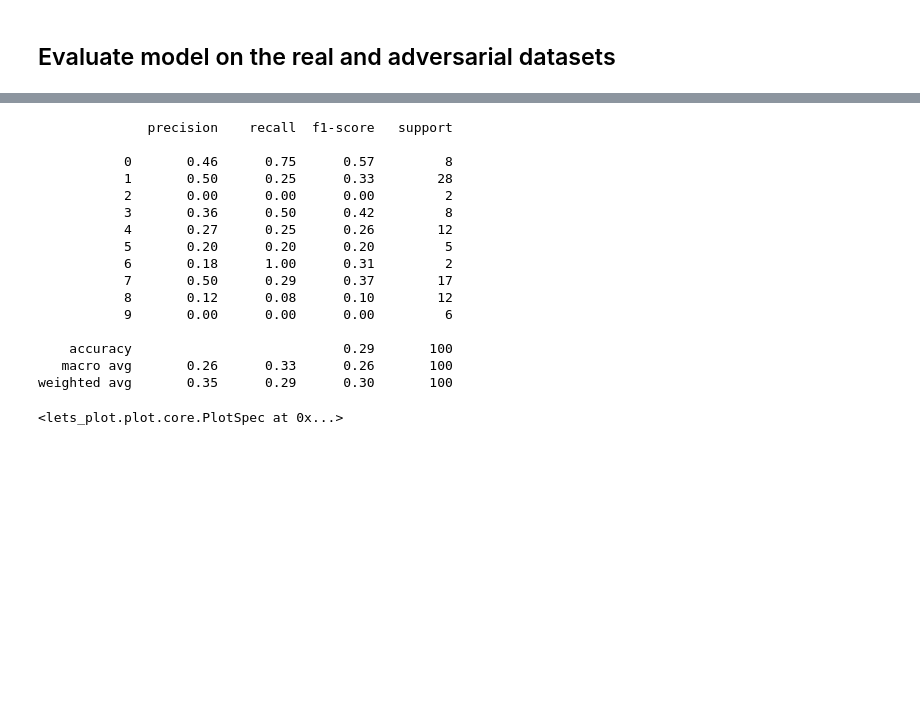
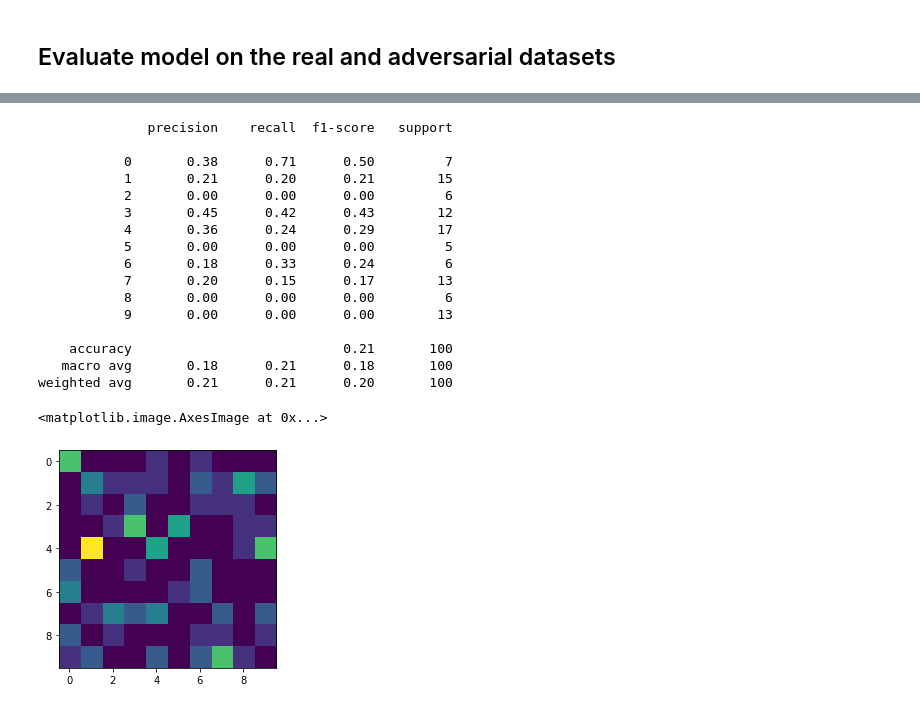
Before and after one commit to niazarak/adversarial-attack, a Jupyter notebook: adversarial-train.ipynb, the cells around one changed output, grey strips where cells are left out. Cells and saved outputs as stored; diff of their text form; code cells hidden in the pictures; blank space fills up the shorter version.

```diff
--- a/adversarial-train.ipynb
+++ b/adversarial-train.ipynb
@@ -146,23 +151,25 @@ ggplot() + geom_image(conf)
 # %%
 print(sklearn.metrics.classification_report(adv_pred.numpy(), adv_y))
 conf = sklearn.metrics.confusion_matrix(adv_pred.numpy(), adv_y).astype(np.float)
-ggplot() + geom_image(conf)
+# ggplot() + geom_image(conf)
+plt.imshow(conf)
 # %% [output]
               precision    recall  f1-score   support
 
-           0       0.46      0.75      0.57         8
-           1       0.50      0.25      0.33        28
-           2       0.00      0.00      0.00         2
-           3       0.36      0.50      0.42         8
-           4       0.27      0.25      0.26        12
-           5       0.20      0.20      0.20         5
-           6       0.18      1.00      0.31         2
-           7       0.50      0.29      0.37        17
-           8       0.12      0.08      0.10        12
-           9       0.00      0.00      0.00         6
+           0       0.38      0.71      0.50         7
+           1       0.21      0.20      0.21        15
+           2       0.00      0.00      0.00         6
+           3       0.45      0.42      0.43        12
+           4       0.36      0.24      0.29        17
+           5       0.00      0.00      0.00         5
+           6       0.18      0.33      0.24         6
+           7       0.20      0.15      0.17        13
+           8       0.00      0.00      0.00         6
+           9       0.00      0.00      0.00        13
 
-    accuracy                           0.29       100
-   macro avg       0.26      0.33      0.26       100
-weighted avg       0.35      0.29      0.30       100
+    accuracy                           0.21       100
+   macro avg       0.18      0.21      0.18       100
+weighted avg       0.21      0.21      0.20       100
-<lets_plot.plot.core.PlotSpec at 0x...>
+<matplotlib.image.AxesImage at 0x...>
+[figure, added]
 # %%
```
Also changed, not shown: parts of 8 cells of this notebook, 1 other file.
